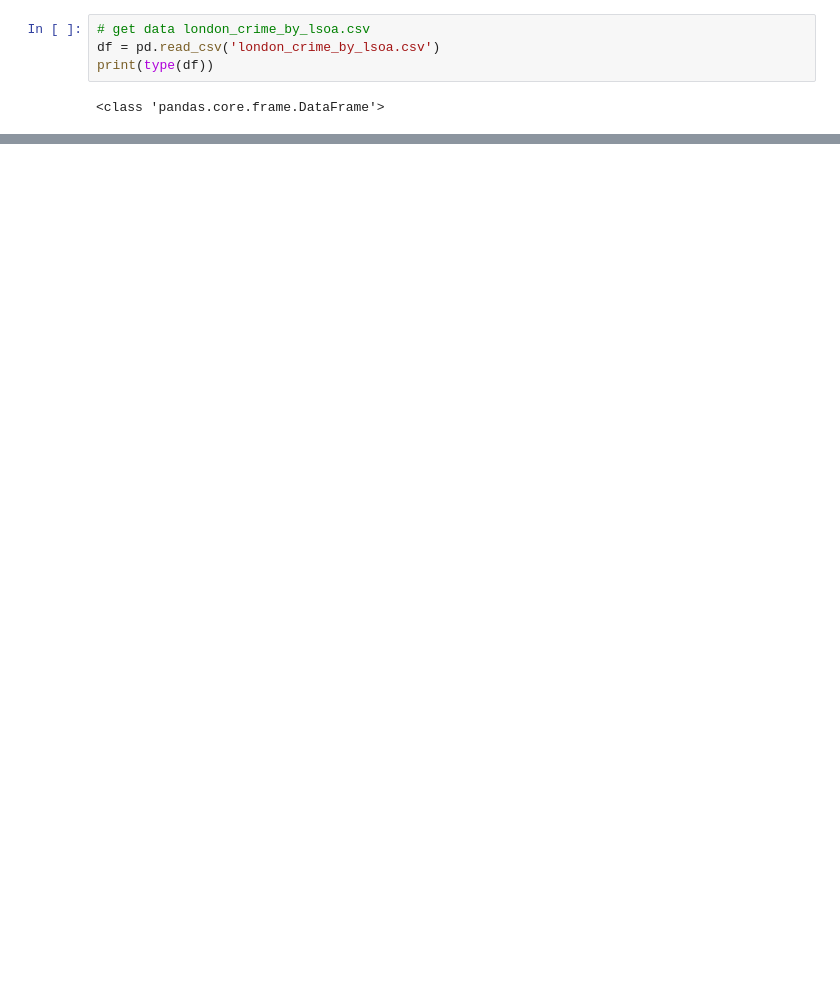
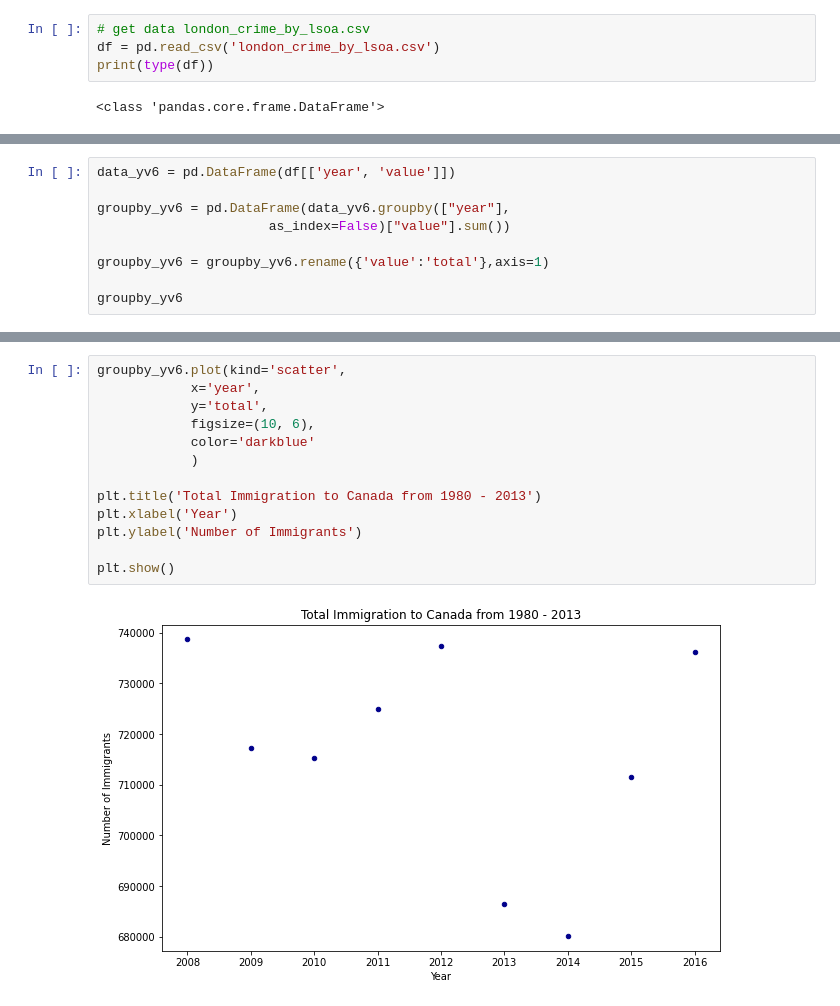
Before and after one commit to alflouvre/H8_3, a Jupyter notebook: PYTN-Assign-1-3-Alifia_Mustika_Sari.ipynb, the cells around one changed output, grey strips where cells are left out. Drawn from its saved outputs; the diff is of its cells as text; blank space fills up the shorter version.

```diff
--- a/PYTN-Assign-1-3-Alifia_Mustika_Sari.ipynb
+++ b/PYTN-Assign-1-3-Alifia_Mustika_Sari.ipynb
@@ -283,0 +667,9 @@ Berdasarkan bar chart diatas, jumlah tertinggi kasus kejahatan di London adalah
+# %%
+data_yv6 = pd.DataFrame(df[['year', 'value']])
+
+groupby_yv6 = pd.DataFrame(data_yv6.groupby(["year"],
+                      as_index=False)["value"].sum())
+
+groupby_yv6 = groupby_yv6.rename({'value':'total'},axis=1)
+
+groupby_yv6
@@ -283,0 +687,15 @@ Berdasarkan bar chart diatas, jumlah tertinggi kasus kejahatan di London adalah
+# %%
+groupby_yv6.plot(kind='scatter',
+            x='year',
+            y='total',
+            figsize=(10, 6),
+            color='darkblue'
+            )
+
+plt.title('Total Immigration to Canada from 1980 - 2013')
+plt.xlabel('Year')
+plt.ylabel('Number of Immigrants')
+
+plt.show()
+# %% [output]
+[figure, added]
```
Also changed, not shown: parts of 105 cells of this notebook.
